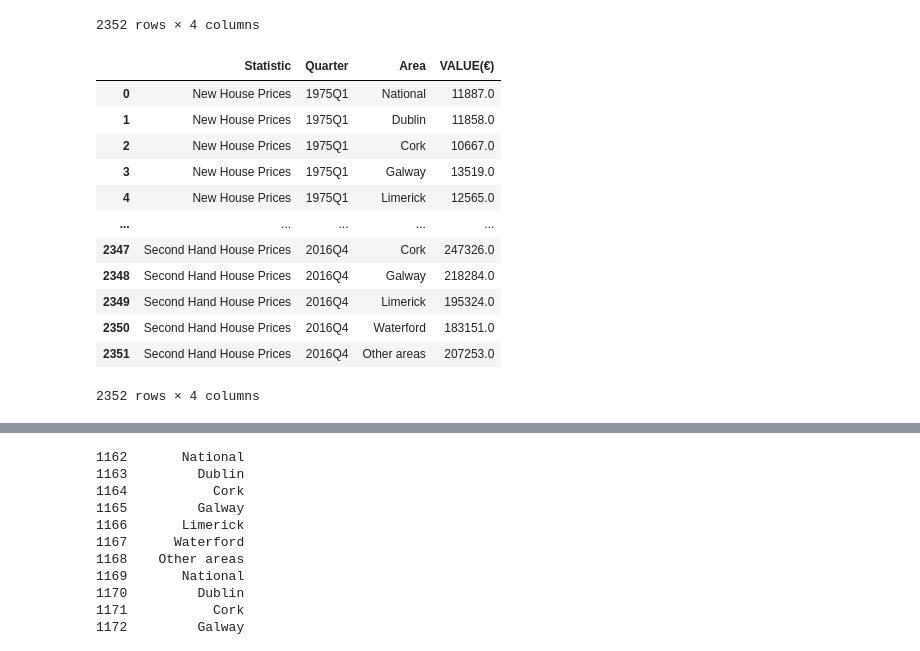
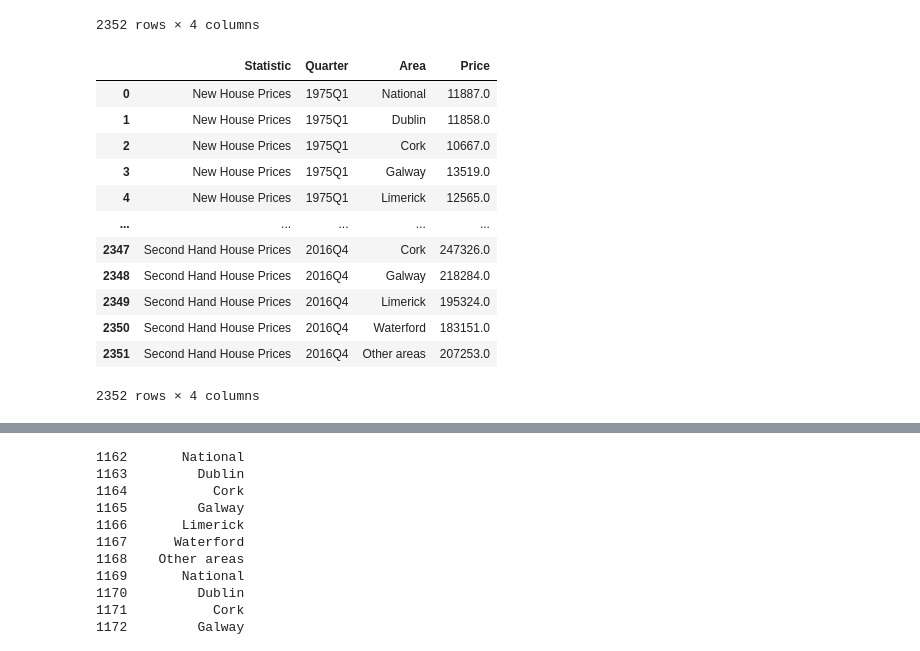
Before and after one commit to freek022/UCDPA_Fred, a Jupyter notebook: PropertyPriceIndex.ipynb, the cells around one changed output, grey strips where cells are left out. Drawn from its saved outputs; the diff is of its cells as text; code cells hidden in the pictures.

```diff
--- a/PropertyPriceIndex.ipynb
+++ b/PropertyPriceIndex.ipynb
@@ -66,10 +68,10 @@ df
 2352 rows × 4 columns
 # %%
 #rename VALUE to indicate currency of transaction
-df = df.rename(columns={"VALUE":"VALUE(€)"})
+df = df.rename(columns={"VALUE":"Price"})
 df
 # %% [output]
-|  | Statistic | Quarter | Area | VALUE(€) |
+|  | Statistic | Quarter | Area | Price |
 | 0 | New House Prices | 1975Q1 | National | 11887.0 |
 | 1 | New House Prices | 1975Q1 | Dublin | 11858.0 |
 | 2 | New House Prices | 1975Q1 | Cork | 10667.0 |
```
Also changed, not shown: parts of 18 cells of this notebook.
